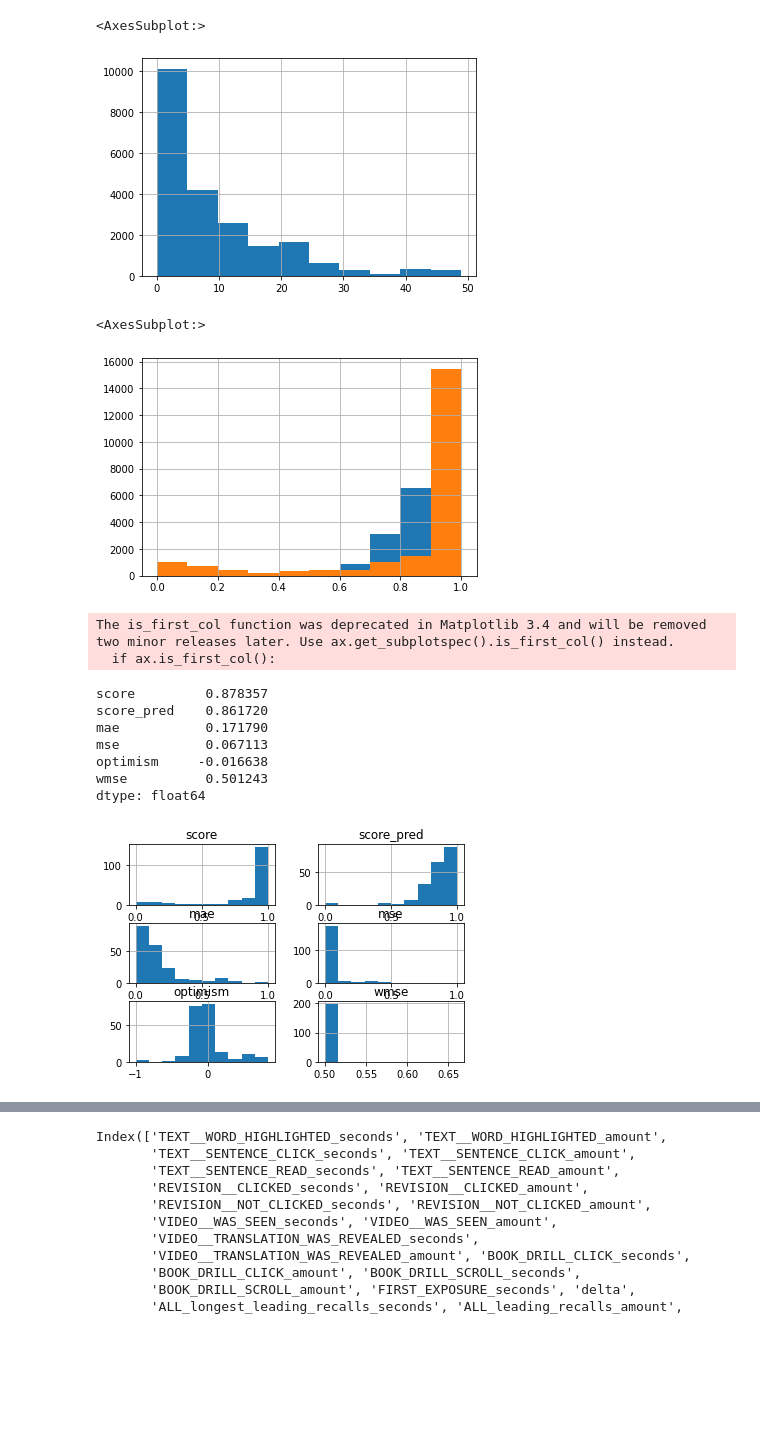
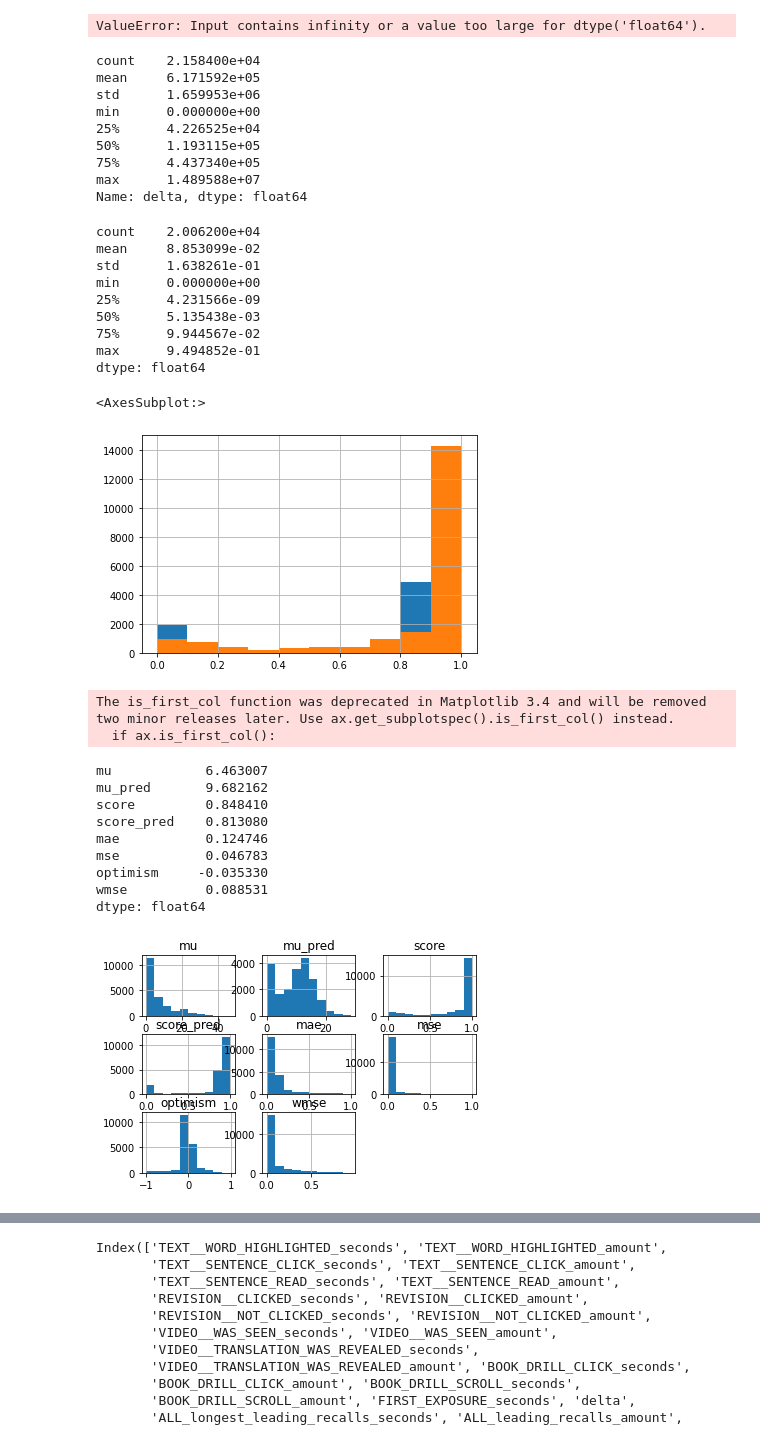
Before and after one commit to csalg/lomb, a Jupyter notebook: backend/src/slices/probabilities/model fit.ipynb, the cells around one changed output, grey strips where cells are left out. Cells and saved outputs as stored; diff of their text form; code cells hidden in the pictures; blank space fills up the shorter version.

Commit message:
Update model

```diff
--- a/backend/src/slices/probabilities/model fit.ipynb
+++ b/backend/src/slices/probabilities/model fit.ipynb
@@ -78,9 +78,10 @@ X = engineer_features(X)
 score = df['score']
 score_prev = df['score_prev']
 delta = df['delta']
+df['delta_log'] = np.log(delta)
 df_scaled = df.copy()
 df_scaled[df.columns] = MinMaxScaler().fit_transform(df)
-weights = 0.5+np.power((score_prev- score)*df_scaled['delta'], 2)
+weights = np.abs((score_prev- score)*df_scaled['delta_log'])
 # weights = None
 # Calculate mu
 mu = SimplifiedWickelgren.calculate_mu(score, delta)
@@ -88,45 +89,71 @@ mu = SimplifiedWickelgren.calculate_mu(score, delta)
 # Fit for mu
 model = LinearRegression()
 model.fit(X, mu, sample_weight=weights)
-mu_pred = model.predict(X)
+mu_pred = np.clip(model.predict(X), MU_MIN, MU_MAX)
 score_pred = SimplifiedWickelgren.calculate_retention_rate(mu_pred,delta)
 # Save weights and intercepts
+# %% [output]
+ValueError: Input contains infinity or a value too large for dtype('float64').
+# %%
+df['delta'].describe()
+# %% [output]
+count    2.158400e+04
+mean     6.171592e+05
+std      1.659953e+06
+min      0.000000e+00
+25%      4.226525e+04
+50%      1.193115e+05
+75%      4.437340e+05
+max      1.489588e+07
+Name: delta, dtype: float64
 # %%
 # pd.Series(np.clip(mu_pred, MU_MIN, MU_MAX)).hist()
-mu.hist()
+# mu.hist()
+weights.describe()
 # %% [output]
-<AxesSubplot:>
+count    2.006200e+04
+mean     8.853099e-02
+std      1.638261e-01
+min      0.000000e+00
+25%      4.231566e-09
+50%      5.135438e-03
+75%      9.944567e-02
+max      9.494852e-01
+dtype: float64
-[figure, removed]
 # %%
 score_pred.hist()
 score.hist()
 # %% [output]
 <AxesSubplot:>
-[figure, old version]
+[figure, new version]
 # %%
 pd.set_option('max_rows', 200)
 wmse = np.power(np.multiply(score_prev- score,delta), 2)
 summary = pd.DataFrame({
+    'mu': mu,
+    'mu_pred': mu_pred,
     'score': score,
     'score_pred': score_pred,
     'mae': np.abs(score-score_pred),
     'mse': np.multiply((score-score_pred), (score-score_pred)),
     'optimism': score_pred-score,
     'wmse': weights
-}).sample(200)
+})
 summary.hist()
 summary.mean()
 # %% [output]
 The is_first_col function was deprecated in Matplotlib 3.4 and will be removed two minor releases later. Use ax.get_subplotspec().is_first_col() instead.
   if ax.is_first_col():
-score         0.878357
-score_pred    0.861720
-mae           0.171790
-mse           0.067113
-optimism     -0.016638
-wmse          0.501243
+mu            6.463007
+mu_pred       9.682162
+score         0.848410
+score_pred    0.813080
+mae           0.124746
+mse           0.046783
+optimism     -0.035330
+wmse          0.088531
 dtype: float64
-[figure, old version]
+[figure, new version]
 # %%
 for name, coef in sorted(zip(X.columns, model.coef_), key=lambda x: abs(x[1]), reverse=True):
     print(name, coef)
```
Also changed, not shown: parts of 4 cells of this notebook, 1 other file.
